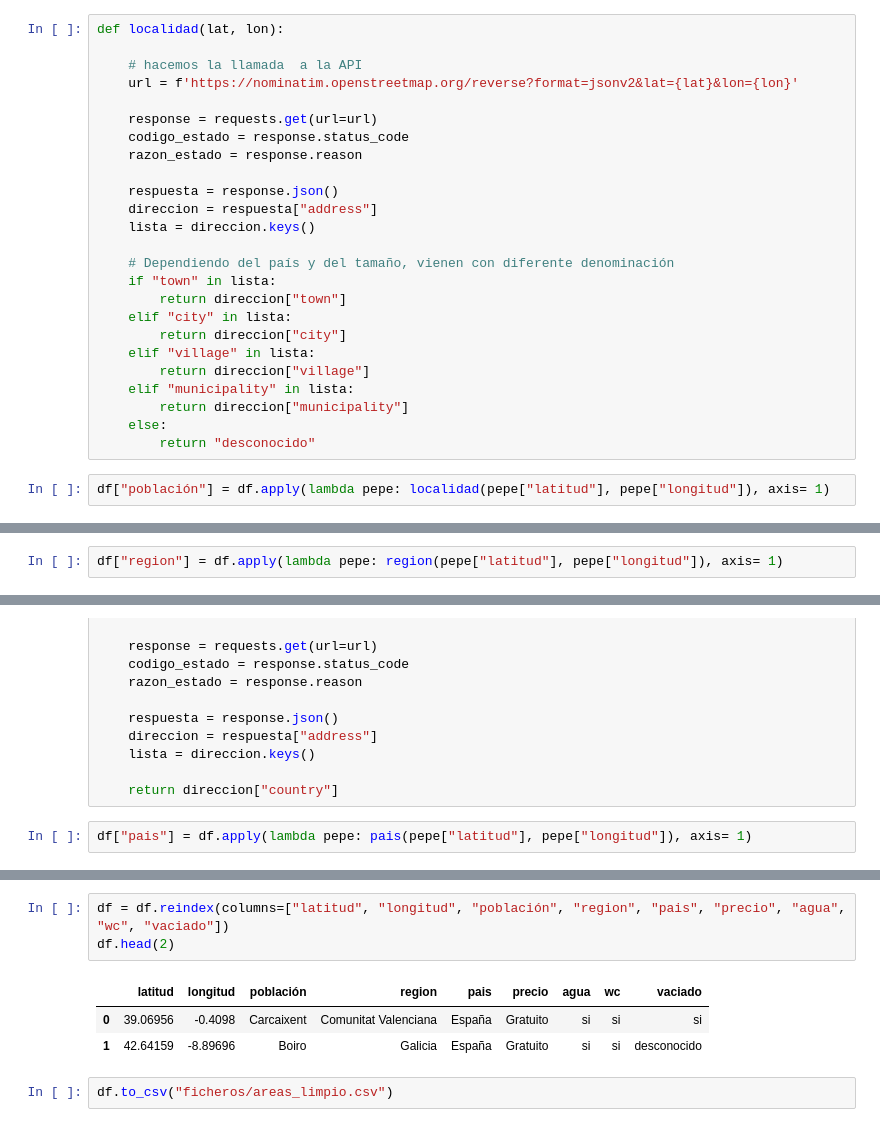
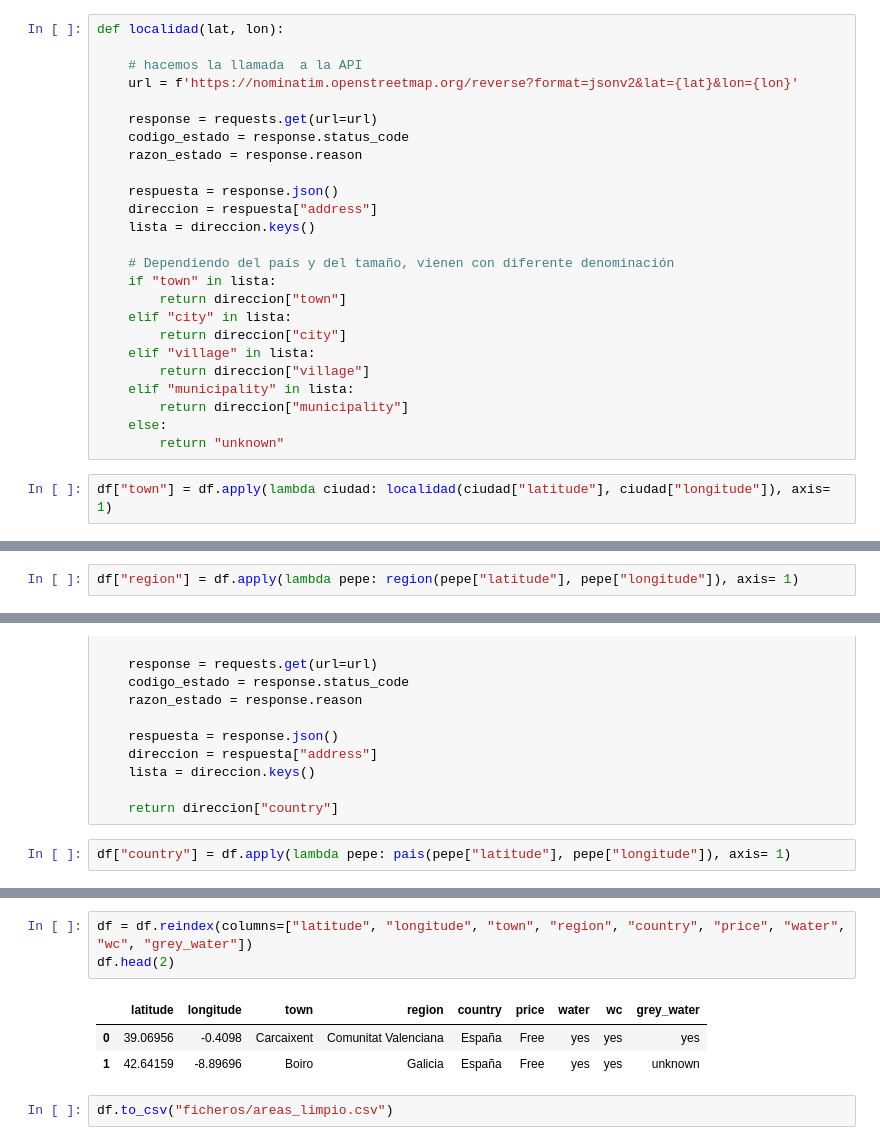
Before and after one commit to sanfermen/motorhome-areas, a Jupyter notebook: areas_ac.ipynb, the cells around one changed output, grey strips where cells are left out. Drawn from its saved outputs; the diff is of its cells as text.

```diff
--- a/areas_ac.ipynb
+++ b/areas_ac.ipynb
@@ -187,9 +185,9 @@ def localidad(lat, lon):
     elif "municipality" in lista:
         return direccion["municipality"]
     else:
-        return "desconocido"
+        return "unknown"
 # %%
-df["población"] = df.apply(lambda pepe: localidad(pepe["latitud"], pepe["longitud"]), axis= 1)
+df["town"] = df.apply(lambda ciudad: localidad(ciudad["latitude"], ciudad["longitude"]), axis= 1)
 # %%
 df.head()
 # %% [output]
@@ -235,7 +233,7 @@ def region(lat, lon):
     else:
         return direccion["country"]
 # %%
-df["region"] = df.apply(lambda pepe: region(pepe["latitud"], pepe["longitud"]), axis= 1)
+df["region"] = df.apply(lambda pepe: region(pepe["latitude"], pepe["longitude"]), axis= 1)
 # %%
 df.head(2)
 # %% [output]
@@ -273,7 +271,7 @@ def pais(lat, lon):
 
     return direccion["country"]
 # %%
-df["pais"] = df.apply(lambda pepe: pais(pepe["latitud"], pepe["longitud"]), axis= 1)
+df["country"] = df.apply(lambda pepe: pais(pepe["latitude"], pepe["longitude"]), axis= 1)
 # %%
 df.head(2)
 # %% [output]
@@ -309,9 +307,9 @@ df.head(2)
 # %%
-df = df.reindex(columns=["latitud", "longitud", "población", "region", "pais", "precio", "agua", "wc", "vaciado"])
+df = df.reindex(columns=["latitude", "longitude", "town", "region", "country", "price", "water", "wc", "grey_water"])
 df.head(2)
 # %% [output]
-|  | latitud | longitud | población | region | pais | precio | agua | wc | vaciado |
-| 0 | 39.06956 | -0.4098 | Carcaixent | Comunitat Valenciana | España | Gratuito | si | si | si |
-| 1 | 42.64159 | -8.89696 | Boiro | Galicia | España | Gratuito | si | si | desconocido |
+|  | latitude | longitude | town | region | country | price | water | wc | grey_water |
+| 0 | 39.06956 | -0.4098 | Carcaixent | Comunitat Valenciana | España | Free | yes | yes | yes |
+| 1 | 42.64159 | -8.89696 | Boiro | Galicia | España | Free | yes | yes | unknown |
 # %%
 df.to_csv("ficheros/areas_limpio.csv")
```
Also changed, not shown: parts of 25 cells of this notebook, 2 other files.
